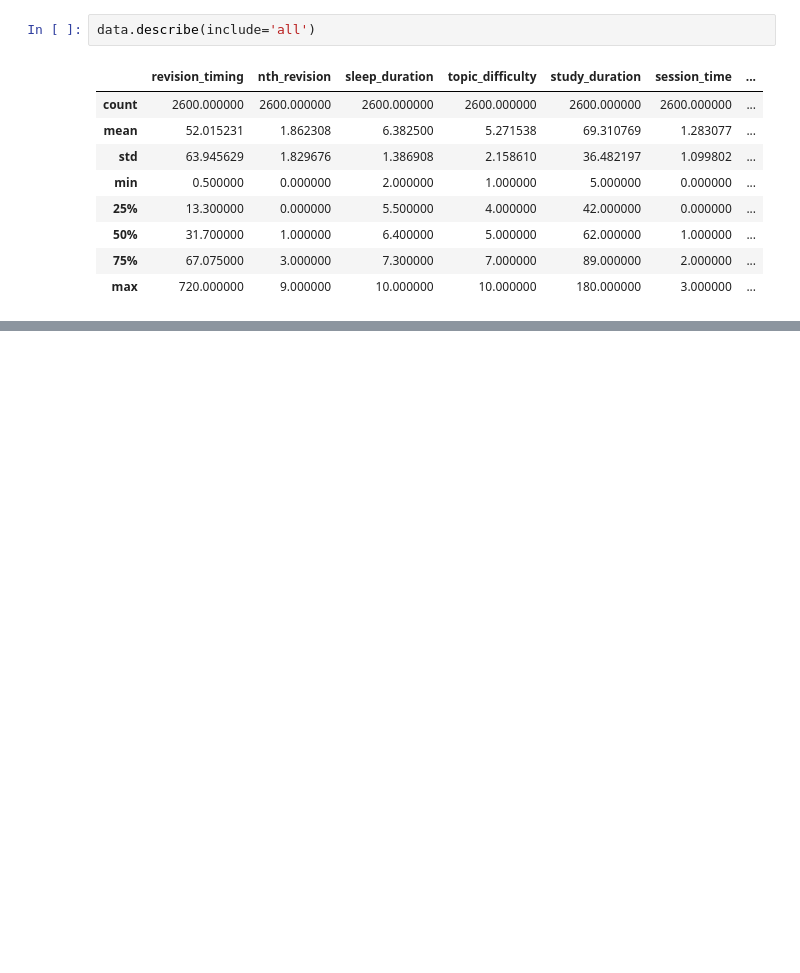
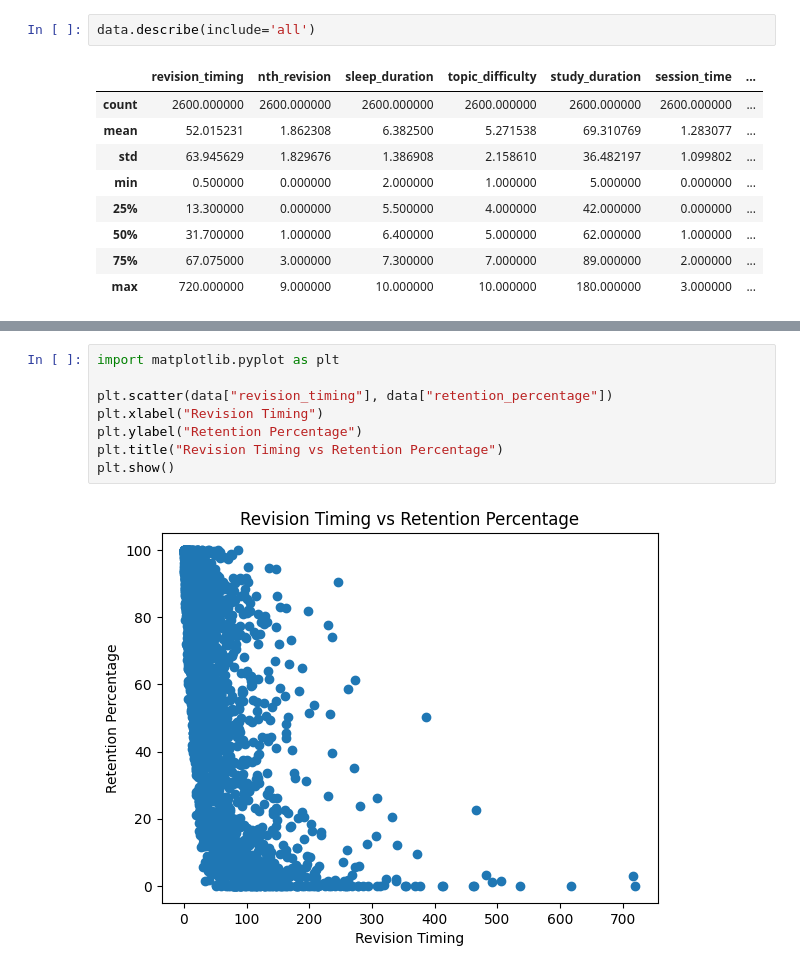
Before and after one commit to GITTY5678/ML-based-approach-to-Ebbinghaus-forgetting-curve, a Jupyter notebook: data cleaning/data_inspect.ipynb, the cells around one changed output, grey strips where cells are left out. Cells and saved outputs as stored; diff of their text form; blank space fills up the shorter version.

Commit message:
data eda process is going on

```diff
--- a/data cleaning/data_inspect.ipynb
+++ b/data cleaning/data_inspect.ipynb
@@ -52,0 +62,10 @@ data.describe(include='all')
+# %%
+import matplotlib.pyplot as plt
+
+plt.scatter(data["revision_timing"], data["retention_percentage"])
+plt.xlabel("Revision Timing")
+plt.ylabel("Retention Percentage")
+plt.title("Revision Timing vs Retention Percentage")
+plt.show()
+# %% [output]
+[figure, added]
```
Also changed, not shown: parts of 5 cells of this notebook.
